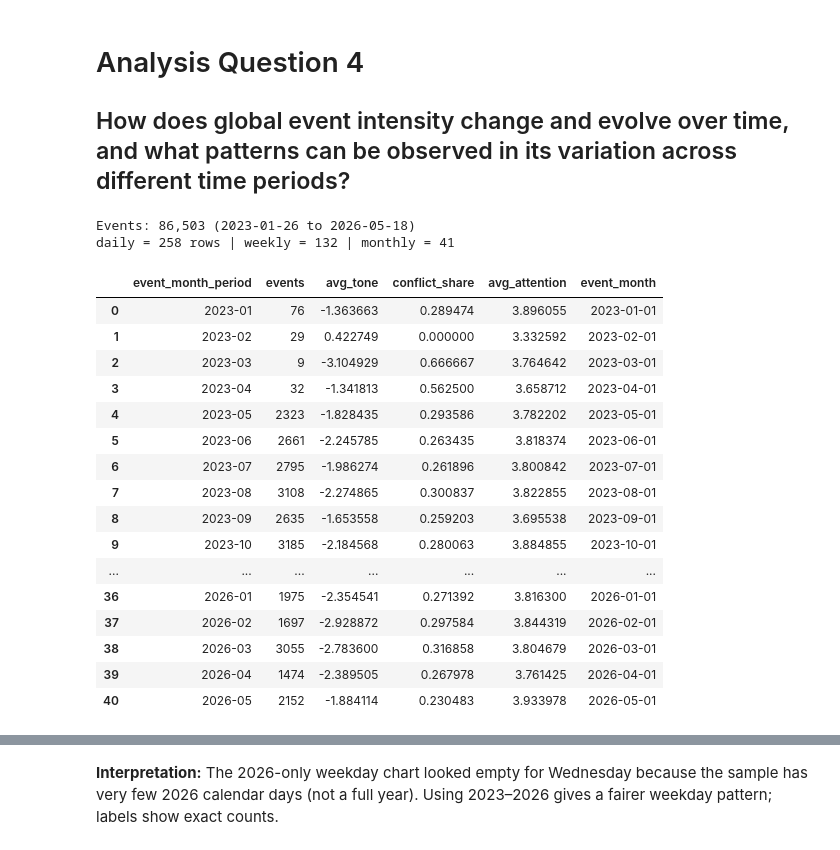
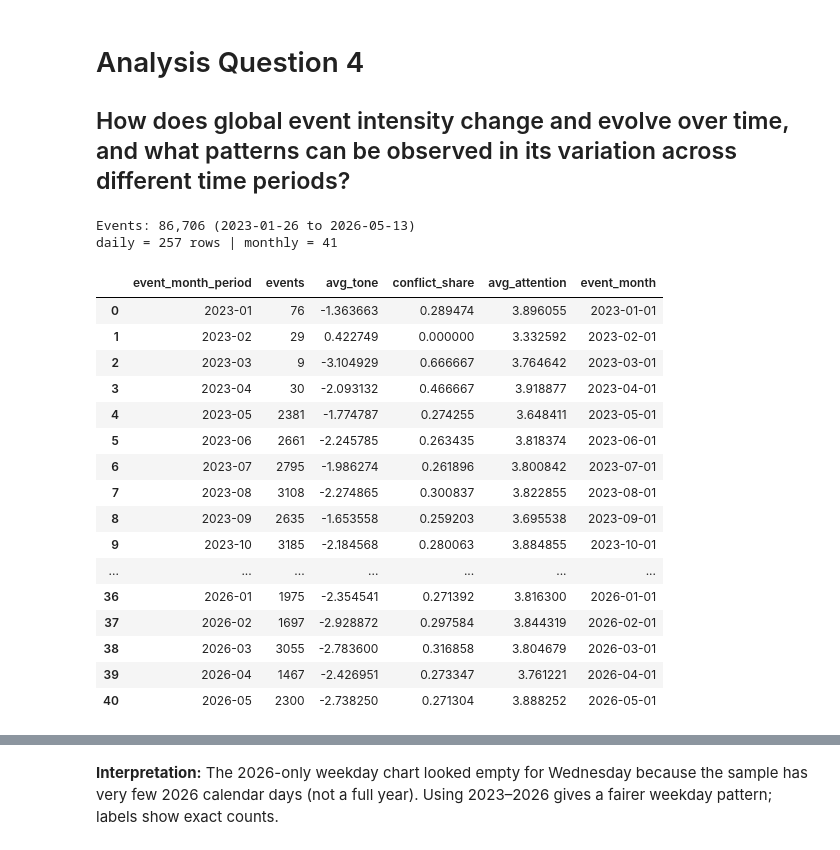
Before and after one commit to Beltinaa/world_mood_map_notebook, a Jupyter notebook: world_mood_map_notebook.ipynb, the cells around one changed output, grey strips where cells are left out. Saved outputs shown, nothing was run; the diff lists cells and outputs as text; code cells hidden in the pictures.

```diff
--- a/world_mood_map_notebook.ipynb
+++ b/world_mood_map_notebook.ipynb
@@ -1263,46 +1263,38 @@ assert df["event_date"].dt.year.max() <= EVENT_YEAR_MAX
 
 _agg = {
     "events": ("GLOBALEVENTID", "count"),
     "avg_tone": ("AvgTone", "mean"),
     "conflict_share": ("is_conflict", "mean"),
     "avg_attention": ("attention_score", "mean"),
 }
 
 daily = (
     df.groupby("event_date", observed=True)
       .agg(**_agg)
       .reset_index()
       .sort_values("event_date")
 )
 
-weekly = (
-    df.groupby(df["event_date"].dt.to_period("W"), observed=True)
-      .agg(**_agg)
-      .reset_index()
-      .rename(columns={"event_date": "event_week"})
-)
-weekly["week_start"] = weekly["event_week"].dt.start_time
-
 monthly_intensity = (
     df.groupby(df["event_date"].dt.to_period("M"), observed=True)
       .agg(**_agg)
       .reset_index()
       .rename(columns={"event_date": "event_month_period"})
 )
 monthly_intensity["event_month"] = monthly_intensity["event_month_period"].dt.to_timestamp()
 
 print(f"Events: {len(df):,} ({df['event_date'].min().date()} to {df['event_date'].max().date()})")
-print(f"daily = {len(daily):,} rows | weekly = {len(weekly):,} | monthly = {len(monthly_intensity):,}")
+print(f"daily = {len(daily):,} rows | monthly = {len(monthly_intensity):,}")
 monthly_intensity
 # %% [output]
-Events: 86,503 (2023-01-26 to 2026-05-18)
-daily = 258 rows | weekly = 132 | monthly = 41
+Events: 86,706 (2023-01-26 to 2026-05-13)
+daily = 257 rows | monthly = 41
 |  | event_month_period | events | avg_tone | conflict_share | avg_attention | event_month |
 | 0 | 2023-01 | 76 | -1.363663 | 0.289474 | 3.896055 | 2023-01-01 |
 | 1 | 2023-02 | 29 | 0.422749 | 0.000000 | 3.332592 | 2023-02-01 |
 | 2 | 2023-03 | 9 | -3.104929 | 0.666667 | 3.764642 | 2023-03-01 |
-| 3 | 2023-04 | 32 | -1.341813 | 0.562500 | 3.658712 | 2023-04-01 |
-| 4 | 2023-05 | 2323 | -1.828435 | 0.293586 | 3.782202 | 2023-05-01 |
+| 3 | 2023-04 | 30 | -2.093132 | 0.466667 | 3.918877 | 2023-04-01 |
+| 4 | 2023-05 | 2381 | -1.774787 | 0.274255 | 3.648411 | 2023-05-01 |
 | 5 | 2023-06 | 2661 | -2.245785 | 0.263435 | 3.818374 | 2023-06-01 |
 | 6 | 2023-07 | 2795 | -1.986274 | 0.261896 | 3.800842 | 2023-07-01 |
 | 7 | 2023-08 | 3108 | -2.274865 | 0.300837 | 3.822855 | 2023-08-01 |
@@ -1312,8 +1304,8 @@ daily = 258 rows | weekly = 132 | monthly = 41
 | 36 | 2026-01 | 1975 | -2.354541 | 0.271392 | 3.816300 | 2026-01-01 |
 | 37 | 2026-02 | 1697 | -2.928872 | 0.297584 | 3.844319 | 2026-02-01 |
 | 38 | 2026-03 | 3055 | -2.783600 | 0.316858 | 3.804679 | 2026-03-01 |
-| 39 | 2026-04 | 1474 | -2.389505 | 0.267978 | 3.761425 | 2026-04-01 |
-| 40 | 2026-05 | 2152 | -1.884114 | 0.230483 | 3.933978 | 2026-05-01 |
+| 39 | 2026-04 | 1467 | -2.426951 | 0.273347 | 3.761221 | 2026-04-01 |
+| 40 | 2026-05 | 2300 | -2.738250 | 0.271304 | 3.888252 | 2026-05-01 |
 # %%
 monthly = monthly_intensity.copy()
 
```
Also changed, not shown: parts of 22 cells of this notebook, 1 other file.
